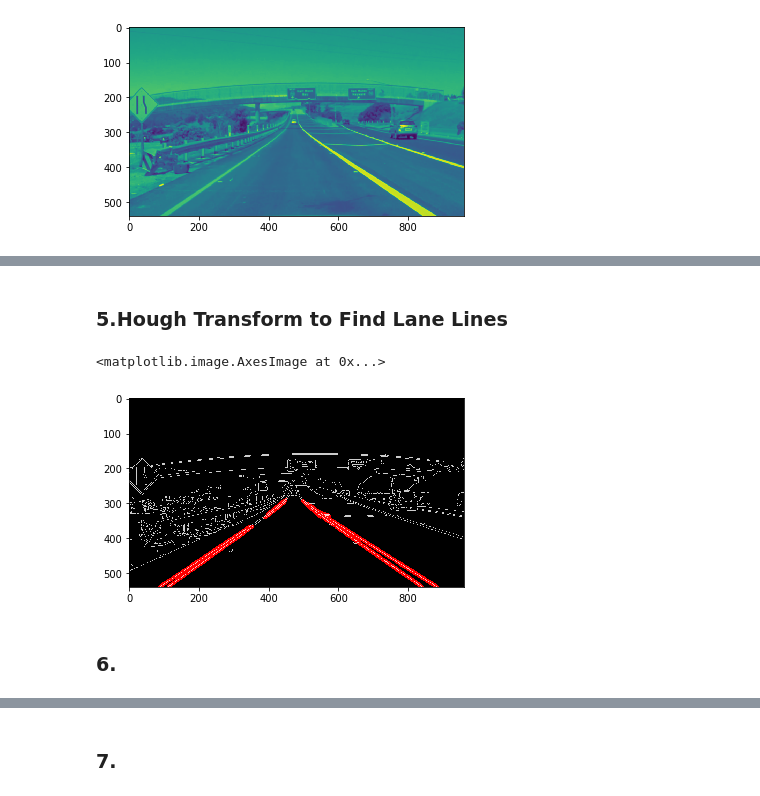
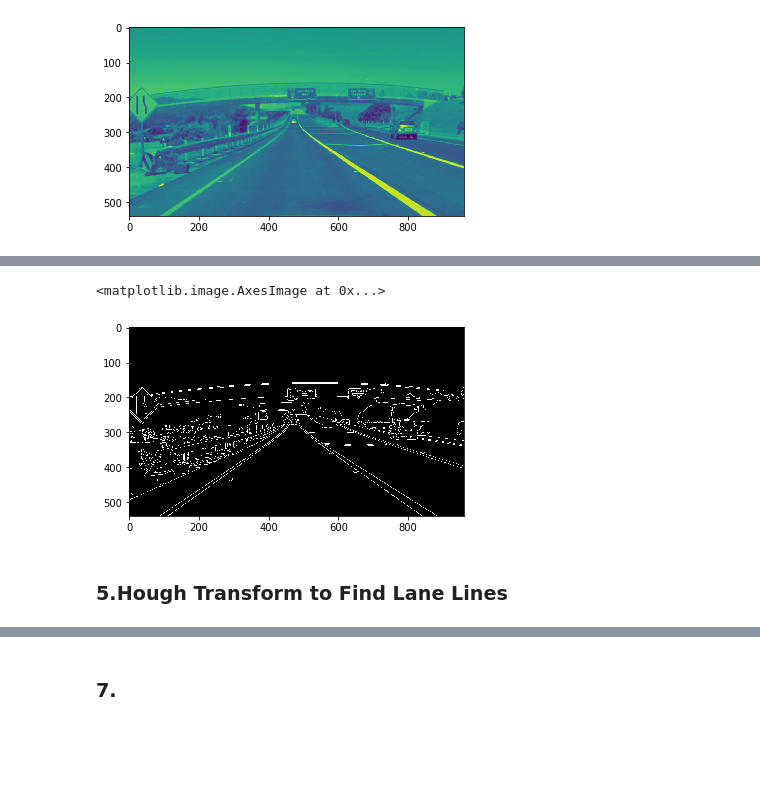
Before and after one commit to ChiangC/SDC_Python, a Jupyter notebook: finding_lane_lines_exercise/Finding_Lane_Lines.ipynb, the cells around one changed output, grey strips where cells are left out. Drawn from its saved outputs; the diff is of its cells as text; code cells hidden in the pictures; blank space fills up the shorter version.

```diff
--- a/finding_lane_lines_exercise/Finding_Lane_Lines.ipynb
+++ b/finding_lane_lines_exercise/Finding_Lane_Lines.ipynb
@@ -206,3 +209,8 @@ plt.imshow(edges, cmap='Greys_r')
+# %%
+plt.imshow(edges, cmap='Greys_r')
+# %% [output]
+<matplotlib.image.AxesImage at 0x...>
+[figure, added]
 # %% [markdown]
 ### 5.Hough Transform to Find Lane Lines
 # %%
@@ -211,12 +219,12 @@ image = mpimg.imread('exit-ramp.jpg')
 gray = cv2.cvtColor(image,cv2.COLOR_RGB2GRAY)
 
 # Define a kernel size and apply Gaussian smoothing
-kernel_size = 5
+kernel_size = 11#5
 blur_gray = cv2.GaussianBlur(gray,(kernel_size, kernel_size),0)
 
 # Define our parameters for Canny and apply
-low_threshold = 50
-high_threshold = 150
+low_threshold = 50#50
+high_threshold = 150#150
 edges = cv2.Canny(blur_gray, low_threshold, high_threshold)
 
 # Next we'll create a masked edges image using cv2.fillPoly()
@@ -239,9 +247,9 @@ masked_edges = cv2.bitwise_and(edges, mask)
 rho = 2
 theta = np.pi/180 # angular resolution in radians of the Hough grid
 # threshold = 20     # minimum number of votes (intersections in Hough grid cell)
-threshold = 15
+threshold = 30#15
 # min_line_length = 10 #minimum number of pixels making up a line
-min_line_length = 40
+min_line_length = 45#45
 max_line_gap = 20   # maximum gap in pixels between connectable line segments
 line_image = np.copy(image)*0 # creating a blank to draw lines on
 
@@ -261,9 +269,5 @@ color_edges = np.dstack((edges, edges, edges))
 # Draw the lines on the edge image
 #图像叠加or图像混合加权
 lines_edges = cv2.addWeighted(color_edges, 0.8, line_image, 1, 0)
-plt.imshow(lines_edges)
+# plt.imshow(lines_edges)
+# plt.imshow(line_image)
-# %% [output]
-<matplotlib.image.AxesImage at 0x...>
-[figure, removed]
-# %% [markdown]
-### 6.
```
Also changed, not shown: parts of 6 cells of this notebook, 6 other files.
